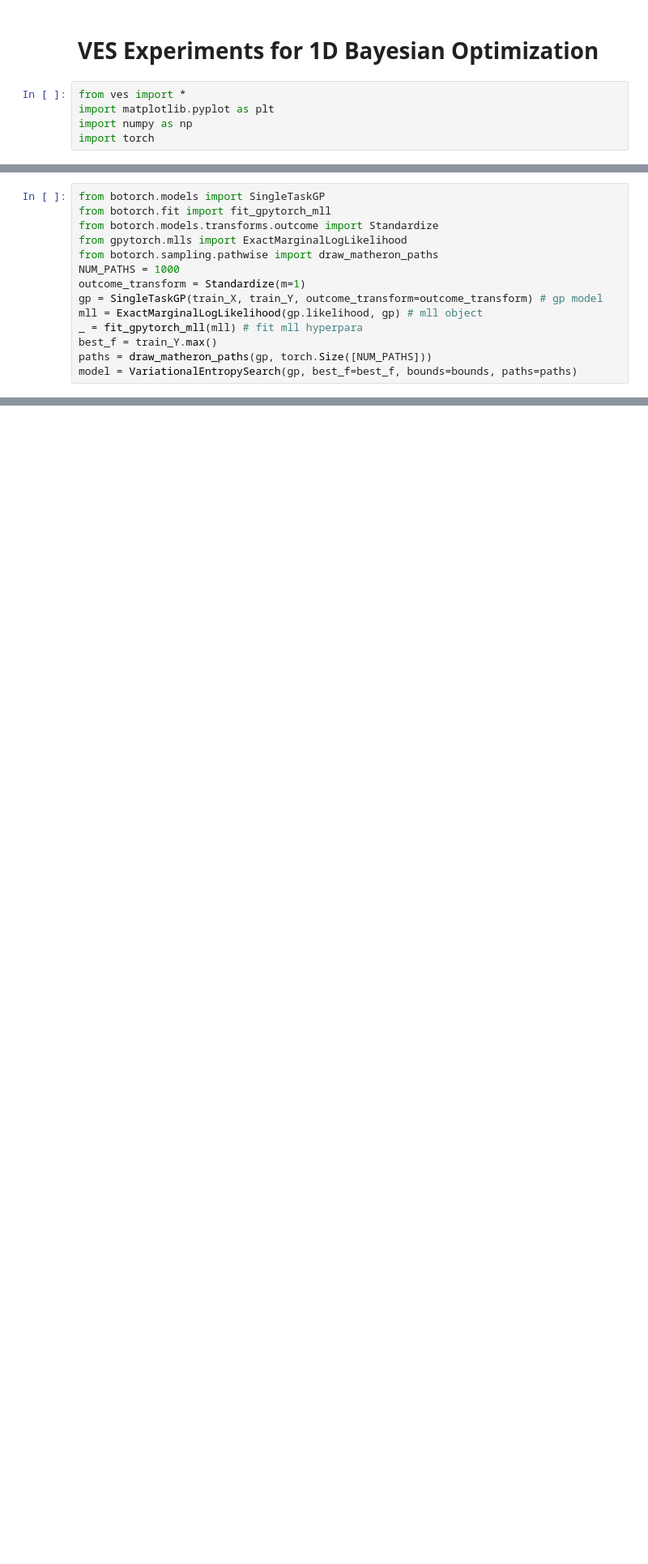
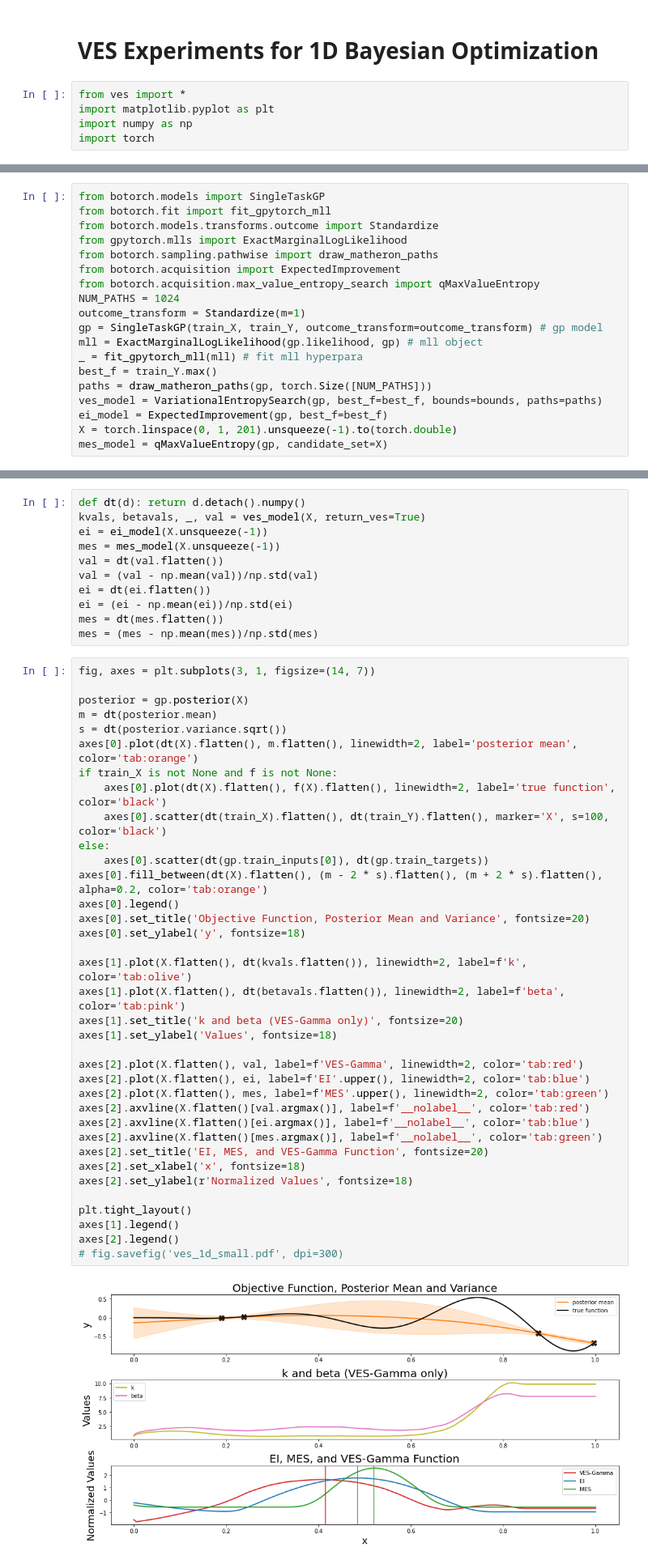
Before and after one commit to NUOJIN/variational-entropy-search, a Jupyter notebook: BO-1D.ipynb, the cells around one changed output, grey strips where cells are left out. Shown: that part at 81% size. Saved outputs shown, nothing was run; the diff lists cells and outputs as text; blank space fills up the shorter version.

```diff
--- a/BO-1D.ipynb
+++ b/BO-1D.ipynb
@@ -29,11 +29,16 @@ from botorch.fit import fit_gpytorch_mll
 from botorch.models.transforms.outcome import Standardize
 from gpytorch.mlls import ExactMarginalLogLikelihood
 from botorch.sampling.pathwise import draw_matheron_paths
-NUM_PATHS = 1000
+from botorch.acquisition import ExpectedImprovement
+from botorch.acquisition.max_value_entropy_search import qMaxValueEntropy
+NUM_PATHS = 1024
 outcome_transform = Standardize(m=1)
 gp = SingleTaskGP(train_X, train_Y, outcome_transform=outcome_transform) # gp model
 mll = ExactMarginalLogLikelihood(gp.likelihood, gp) # mll object
 _ = fit_gpytorch_mll(mll) # fit mll hyperpara
 best_f = train_Y.max()
 paths = draw_matheron_paths(gp, torch.Size([NUM_PATHS]))
-model = VariationalEntropySearch(gp, best_f=best_f, bounds=bounds, paths=paths)
+ves_model = VariationalEntropySearch(gp, best_f=best_f, bounds=bounds, paths=paths)
+ei_model = ExpectedImprovement(gp, best_f=best_f)
+X = torch.linspace(0, 1, 201).unsqueeze(-1).to(torch.double)
+mes_model = qMaxValueEntropy(gp, candidate_set=X)
@@ -44,0 +45,49 @@ plt.show()
+# %%
+def dt(d): return d.detach().numpy()
+kvals, betavals, _, val = ves_model(X, return_ves=True)
+ei = ei_model(X.unsqueeze(-1))
+mes = mes_model(X.unsqueeze(-1))
+val = dt(val.flatten())
+val = (val - np.mean(val))/np.std(val)
+ei = dt(ei.flatten())
+ei = (ei - np.mean(ei))/np.std(ei)
+mes = dt(mes.flatten())
+mes = (mes - np.mean(mes))/np.std(mes)
+# %%
+fig, axes = plt.subplots(3, 1, figsize=(14, 7))
+
+posterior = gp.posterior(X)
+m = dt(posterior.mean)
+s = dt(posterior.variance.sqrt())
+axes[0].plot(dt(X).flatten(), m.flatten(), linewidth=2, label='posterior mean', color='tab:orange')
+if train_X is not None and f is not None:
+    axes[0].plot(dt(X).flatten(), f(X).flatten(), linewidth=2, label='true function', color='black')
+    axes[0].scatter(dt(train_X).flatten(), dt(train_Y).flatten(), marker='X', s=100, color='black')
+else:
+    axes[0].scatter(dt(gp.train_inputs[0]), dt(gp.train_targets))
+axes[0].fill_between(dt(X).flatten(), (m - 2 * s).flatten(), (m + 2 * s).flatten(), alpha=0.2, color='tab:orange')
+axes[0].legend()
+axes[0].set_title('Objective Function, Posterior Mean and Variance', fontsize=20)
+axes[0].set_ylabel('y', fontsize=18)
+
+axes[1].plot(X.flatten(), dt(kvals.flatten()), linewidth=2, label=f'k', color='tab:olive')
+axes[1].plot(X.flatten(), dt(betavals.flatten()), linewidth=2, label=f'beta', color='tab:pink')
+axes[1].set_title('k and beta (VES-Gamma only)', fontsize=20)
+axes[1].set_ylabel('Values', fontsize=18)
+
+axes[2].plot(X.flatten(), val, label=f'VES-Gamma', linewidth=2, color='tab:red')
+axes[2].plot(X.flatten(), ei, label=f'EI'.upper(), linewidth=2, color='tab:blue')
+axes[2].plot(X.flatten(), mes, label=f'MES'.upper(), linewidth=2, color='tab:green')
+axes[2].axvline(X.flatten()[val.argmax()], label=f'__nolabel__', color='tab:red')
+axes[2].axvline(X.flatten()[ei.argmax()], label=f'__nolabel__', color='tab:blue')
+axes[2].axvline(X.flatten()[mes.argmax()], label=f'__nolabel__', color='tab:green')
+axes[2].set_title('EI, MES, and VES-Gamma Function', fontsize=20)
+axes[2].set_xlabel('x', fontsize=18)
+axes[2].set_ylabel(r'Normalized Values', fontsize=18)
+
+plt.tight_layout()
+axes[1].legend()
+axes[2].legend()
+# fig.savefig('ves_1d_small.pdf', dpi=300)
+# %% [output]
+[figure, added]
```
Also changed, not shown: parts of 11 cells of this notebook.
